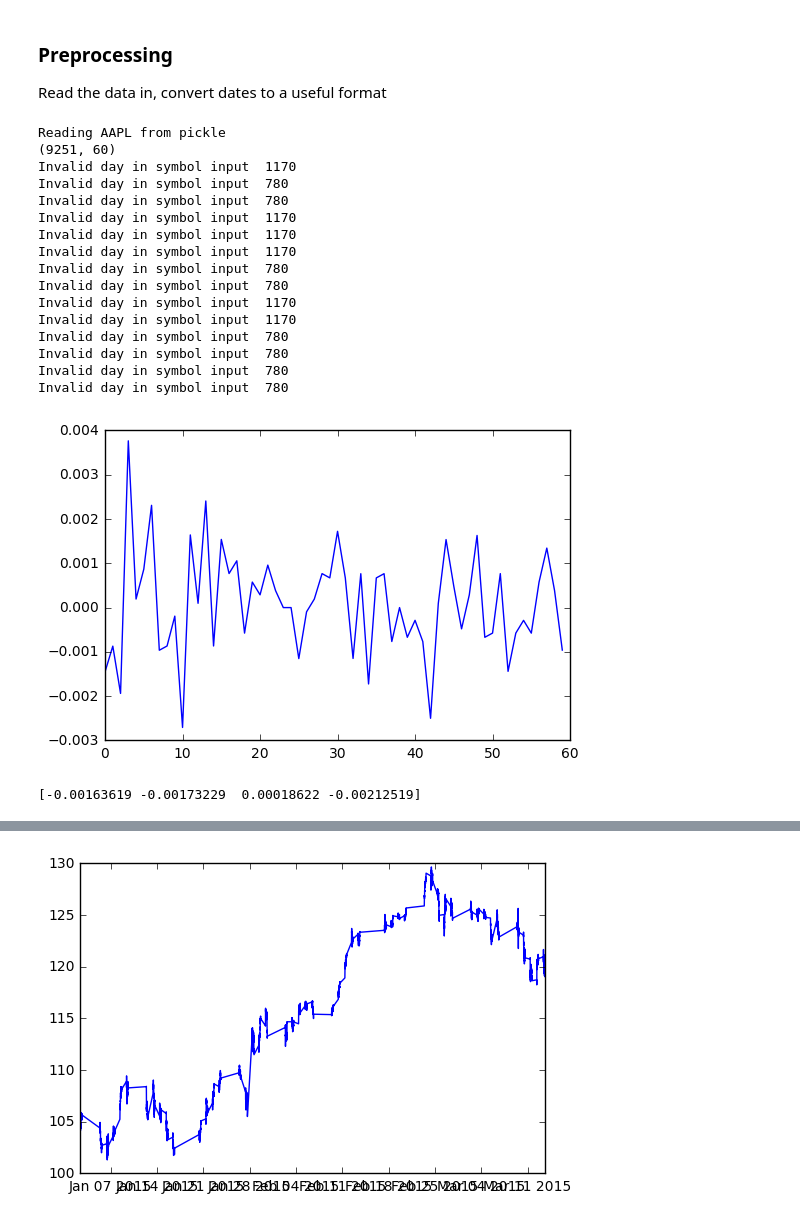
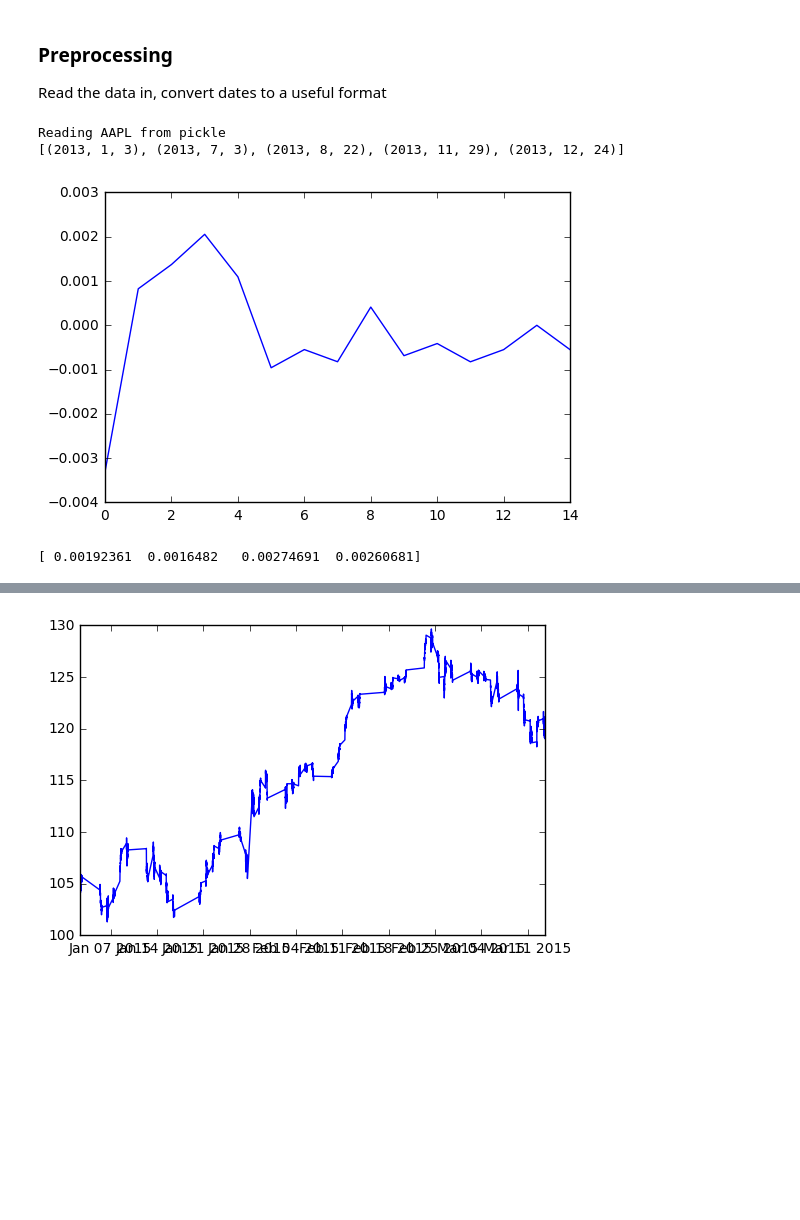
Before and after one commit to thedanschmidt/unsupervised-stock-features, a Jupyter notebook: notebooks/modeling_windows.ipynb, the cells around one changed output, grey strips where cells are left out. Drawn from its saved outputs; the diff is of its cells as text; code cells hidden in the pictures; blank space fills up the shorter version.

```diff
--- a/notebooks/modeling_windows.ipynb
+++ b/notebooks/modeling_windows.ipynb
@@ -35,43 +35,29 @@ Read the data in, convert dates to a useful format
 # %%
 data_loc = "/home/dan/code/market_data/"
 symbols = [line.rstrip('\n') for line in open(data_loc+'dow_jones_industrial.txt')]
 
-train_start_date = "01/01/2015"
-train_end_date = "03/14/2015"
+train_start_date = "01/01/2013"
+train_end_date = "12/31/2013"
 
 test_start_date = "03/15/2015"
 test_end_date = "03/21/2015"
 
 #aapl = get_symbol("AAPL", data_loc, train_start_date, train_end_date)
 
 test_symbols = symbols
 
 aapl = get_symbol("AAPL", data_loc, train_start_date, train_end_date)
 
-awins, arets= get_windows_rets(aapl, window_length=60, window_offset=1)
+awins, arets= get_windows_rets(aapl, window_length=15, window_offset=1)
 
 plt.plot(awins[0])
 plt.show()
 print(arets[0])
 # %% [output]
 Reading AAPL from pickle
-(9251, 60)
-Invalid day in symbol input  1170
-Invalid day in symbol input  780
-Invalid day in symbol input  780
-Invalid day in symbol input  1170
-Invalid day in symbol input  1170
-Invalid day in symbol input  1170
-Invalid day in symbol input  780
-Invalid day in symbol input  780
-Invalid day in symbol input  1170
-Invalid day in symbol input  1170
-Invalid day in symbol input  780
-Invalid day in symbol input  780
-Invalid day in symbol input  780
-Invalid day in symbol input  780
+[(2013, 1, 3), (2013, 7, 3), (2013, 8, 22), (2013, 11, 29), (2013, 12, 24)]
-[figure, old version]
+[figure, new version]
-[-0.00163619 -0.00173229  0.00018622 -0.00212519]
+[ 0.00192361  0.0016482   0.00274691  0.00260681]
 # %%
 X = awins
 
```
Also changed, not shown: parts of 1 cell of this notebook, 43 other files.
